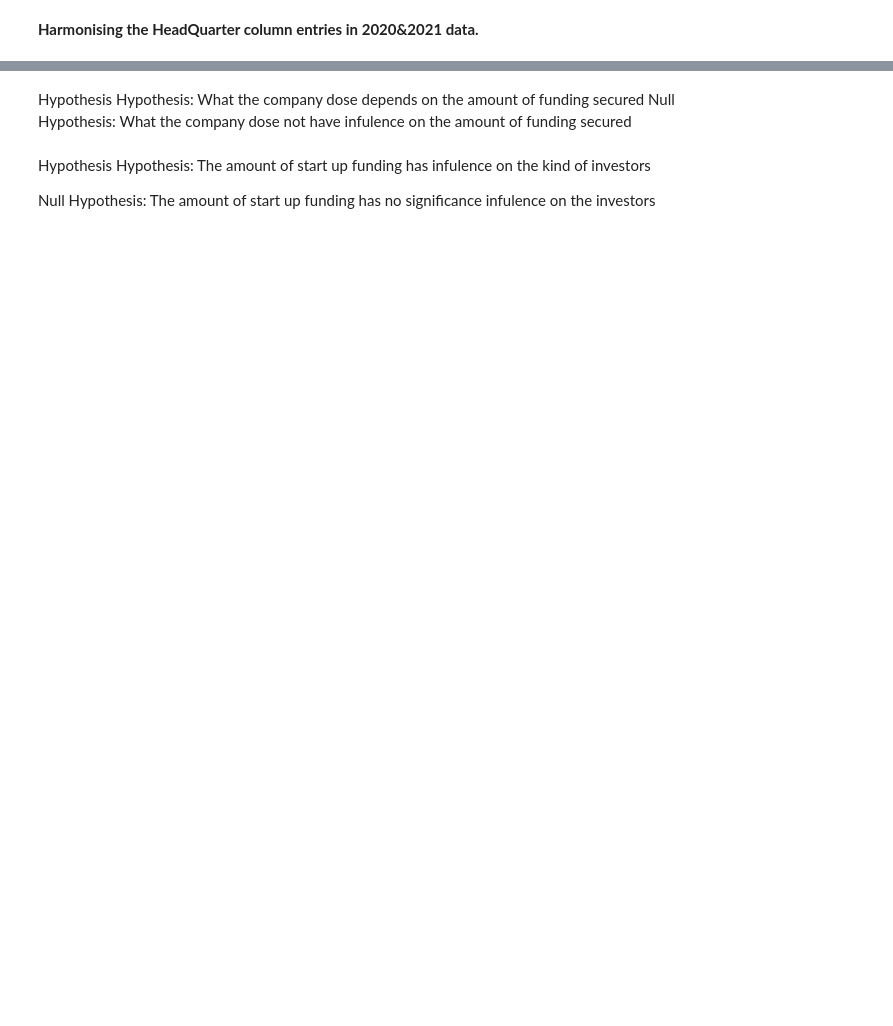
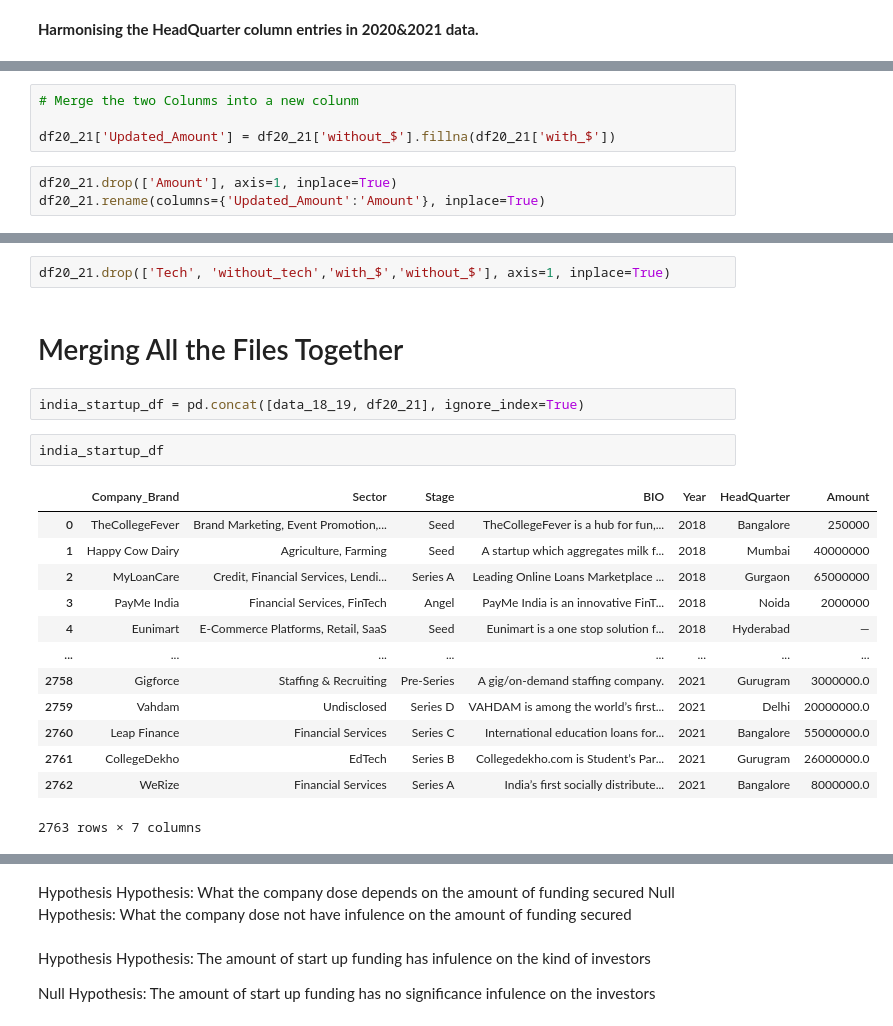
Before and after one commit to obiuzoma/LP1-project, a Jupyter notebook: lp1.ipynb, the cells around one changed output, grey strips where cells are left out. Drawn from its saved outputs; the diff is of its cells as text; blank space fills up the shorter version.

```diff
--- a/lp1.ipynb
+++ b/lp1.ipynb
@@ -530,0 +447,7 @@ Name: Sector, Length: 2264, dtype: object>
+# %%
+# Merge the two Colunms into a new colunm
+
+df20_21['Updated_Amount'] = df20_21['without_$'].fillna(df20_21['with_$'])
+# %%
+df20_21.drop(['Amount'], axis=1, inplace=True)
+df20_21.rename(columns={'Updated_Amount':'Amount'}, inplace=True)
@@ -530,0 +460,22 @@ Name: Sector, Length: 2264, dtype: object>
+# %%
+df20_21.drop(['Tech', 'without_tech','with_$','without_$'], axis=1, inplace=True)
+# %% [markdown]
+# Merging All the Files Together
+# %%
+india_startup_df = pd.concat([data_18_19, df20_21], ignore_index=True)
+# %%
+india_startup_df
+# %% [output]
+|  | Company_Brand | Sector | Stage | BIO | Year | HeadQuarter | Amount |
+| 0 | TheCollegeFever | Brand Marketing, Event Promotion,... | Seed | TheCollegeFever is a hub for fun,... | 2018 | Bangalore | 250000 |
+| 1 | Happy Cow Dairy | Agriculture, Farming | Seed | A startup which aggregates milk f... | 2018 | Mumbai | 40000000 |
+| 2 | MyLoanCare | Credit, Financial Services, Lendi... | Series A | Leading Online Loans Marketplace ... | 2018 | Gurgaon | 65000000 |
+| 3 | PayMe India | Financial Services, FinTech | Angel | PayMe India is an innovative FinT... | 2018 | Noida | 2000000 |
+| 4 | Eunimart | E-Commerce Platforms, Retail, SaaS | Seed | Eunimart is a one stop solution f... | 2018 | Hyderabad | — |
+| ... | ... | ... | ... | ... | ... | ... | ... |
+| 2758 | Gigforce | Staffing & Recruiting | Pre-Series | A gig/on-demand staffing company. | 2021 | Gurugram | 3000000.0 |
+| 2759 | Vahdam | Undisclosed | Series D | VAHDAM is among the world’s first... | 2021 | Delhi | 20000000.0 |
+| 2760 | Leap Finance | Financial Services | Series C | International education loans for... | 2021 | Bangalore | 55000000.0 |
+| 2761 | CollegeDekho | EdTech | Series B | Collegedekho.com is Student’s Par... | 2021 | Gurugram | 26000000.0 |
+| 2762 | WeRize | Financial Services | Series A | India’s first socially distribute... | 2021 | Bangalore | 8000000.0 |
+2763 rows × 7 columns
```
Also changed, not shown: parts of 110 cells of this notebook.
